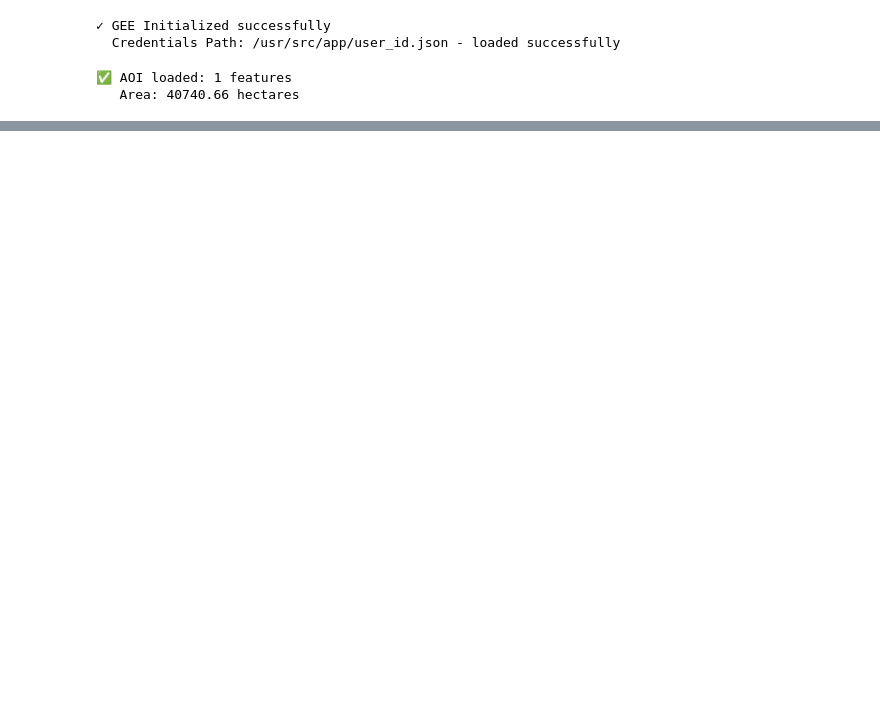
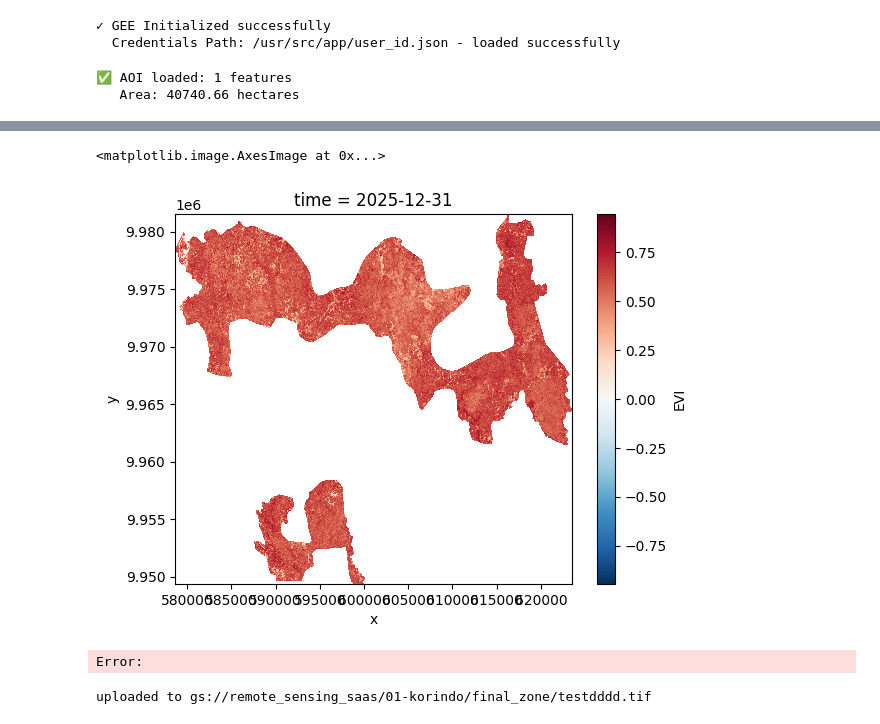
Before and after one commit to miqbalf/gis-carbon-ai, a Jupyter notebook: jupyter/notebooks/02w_merge_historical_current_zone_eligibility.ipynb, the cells around one changed output, grey strips where cells are left out. Cells and saved outputs as stored; diff of their text form; code cells hidden in the pictures; blank space fills up the shorter version.

```diff
--- a/jupyter/notebooks/02w_merge_historical_current_zone_eligibility.ipynb
+++ b/jupyter/notebooks/02w_merge_historical_current_zone_eligibility.ipynb
@@ -317,0 +534,4 @@ pred_labels = [label_map.get(int(c), c) for c in y_pred]
+# %%
+zarr_filtered_path = f"gs://remote_sensing_saas/01-korindo/timeseries_zarr/ds_filtered_aoi_korindo_buffer.zarr"
+ds_filtered_aoi = load_dataset_zarr(zarr_filtered_path, storage='gcs')
+ds_filtered_aoi
@@ -317,0 +653,6 @@ pred_labels = [label_map.get(int(c), c) for c in y_pred]
+# %%
+ds_filtered_aoi.isel(time=10).EVI.transpose("y", "x").plot.imshow()
+# %% [output]
+<matplotlib.image.AxesImage at 0x...>
+[figure, added]
+Error:
@@ -317,0 +661,9 @@ pred_labels = [label_map.get(int(c), c) for c in y_pred]
+# %%
+convert_to_geotiff(
+    ds_filtered_aoi.isel(time=10).rio.set_spatial_dims(x_dim="x", y_dim="y", inplace=False).transpose("y", "x"),
+    ["EVI"],
+    gcs_out="gs://remote_sensing_saas/01-korindo/final_zone/testdddd.tif",
+    # extra_attrs={"subtype_zone_map": class_name_map},
+)
+# %% [output]
+uploaded to gs://remote_sensing_saas/01-korindo/final_zone/testdddd.tif
```
Also changed, not shown: parts of 38 cells of this notebook, 4 other files.
